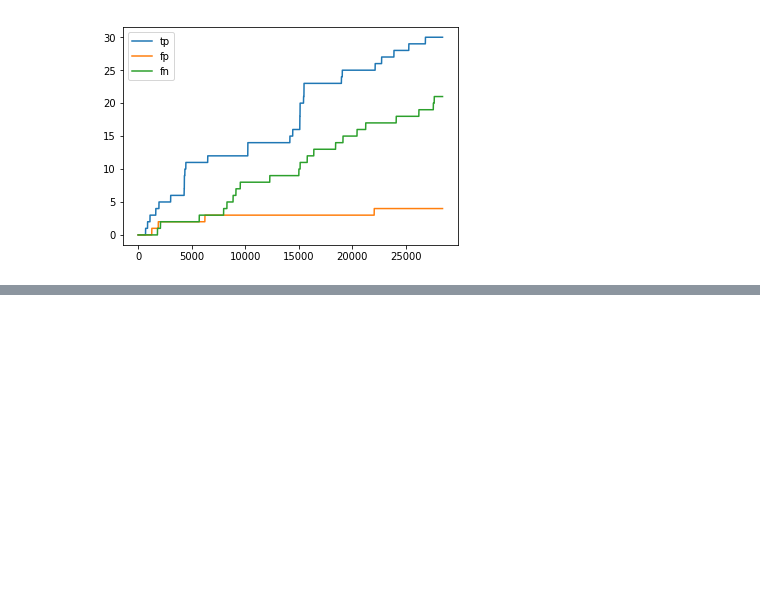
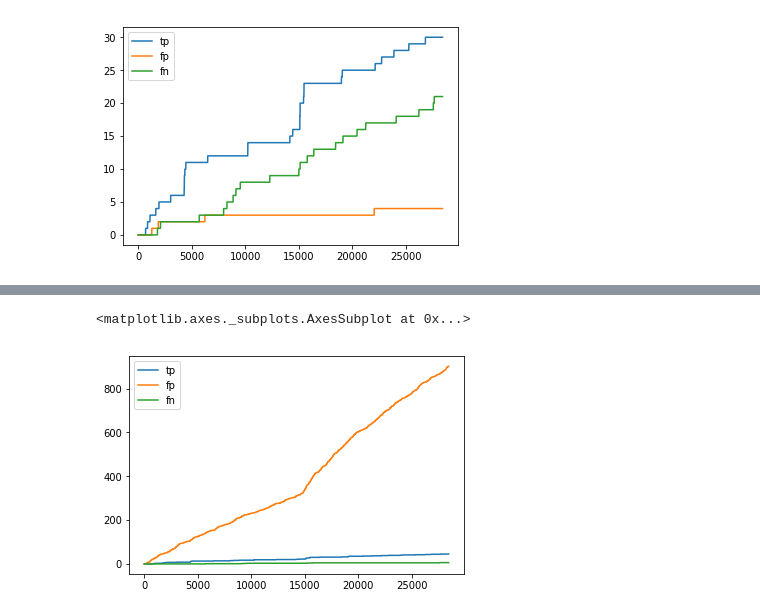
Before and after one commit to gioruffa/ID2221_project, a Jupyter notebook: src/visualization.ipynb, the cells around one changed output, grey strips where cells are left out. Saved outputs shown, nothing was run; the diff lists cells and outputs as text; code cells hidden in the pictures; blank space fills up the shorter version.

```diff
--- a/src/visualization.ipynb
+++ b/src/visualization.ipynb
@@ -38,0 +86,5 @@ df.plot(use_index=True,y=['tp','fp','fn'])
+# %%
+df_bal.plot(use_index=True,y=['tp','fp','fn'])
+# %% [output]
+<matplotlib.axes._subplots.AxesSubplot at 0x...>
+[figure, added]
```
Also changed, not shown: parts of 12 cells of this notebook, 8 other files.
